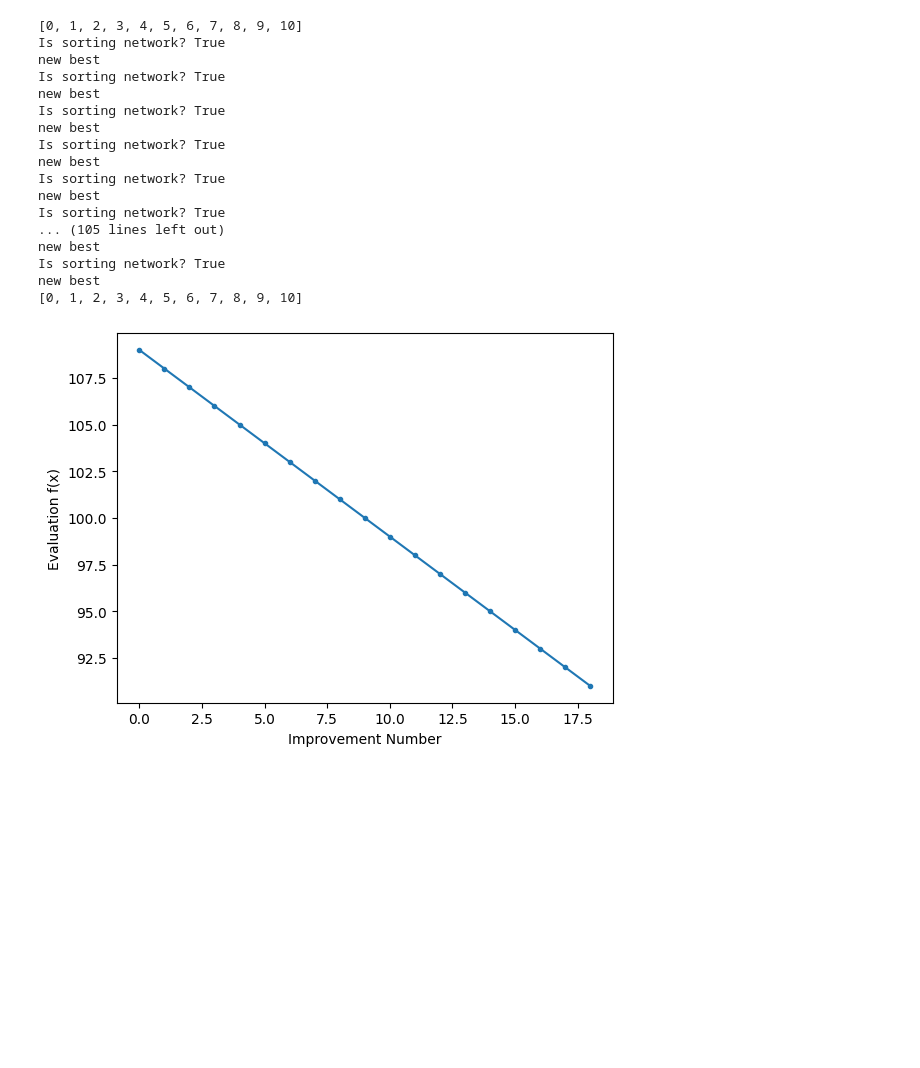
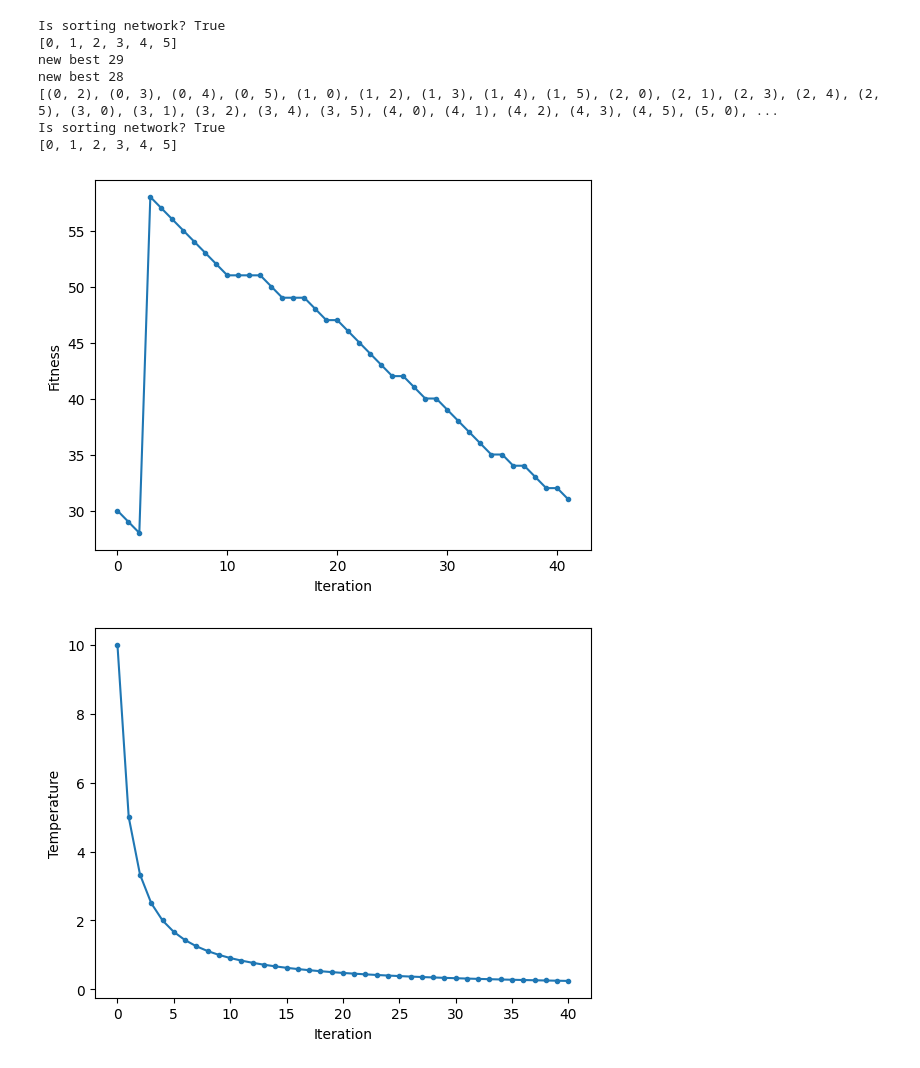
Before and after one commit to AlesKas/SchoolFIT, a Jupyter notebook: EVO/proj/main.ipynb, the cells around one changed output. Drawn from its saved outputs; the diff is of its cells as text; code cells hidden in the pictures; blank space fills up the shorter version.

```diff
--- a/EVO/proj/main.ipynb
+++ b/EVO/proj/main.ipynb
@@ -72,29 +99,38 @@ network = SortingNetwork(arr)
-# %%
-arr = network.sort(None)
-print(arr)
-best, score, scores = network.simulated_annealing(100, 10)
-print(network.sort(best))
-
-pyplot.plot(scores, '.-')
-pyplot.xlabel('Improvement Number')
-pyplot.ylabel('Evaluation f(x)')
-pyplot.show()
-# %% [output]
-[0, 1, 2, 3, 4, 5, 6, 7, 8, 9, 10]
-Is sorting network? True
-new best
-Is sorting network? True
-new best
-Is sorting network? True
-new best
-Is sorting network? True
-new best
-Is sorting network? True
-new best
-Is sorting network? True
-... (105 lines left out)
-new best
-Is sorting network? True
-new best
-[0, 1, 2, 3, 4, 5, 6, 7, 8, 9, 10]
-[figure, removed]
+# %%
+arr = [5,4,3,2,1,0]
+network = SortingNetwork(arr)
+print(f"Is sorting network? {network.is_sorting_network(network.comparators)}")
+
+arr = network.sort(None)
+print(arr)
+best, score, scores, temps, best_scores = network.simulated_annealing(1000, 10, 0.3)
+print(best)
+print(f"Is sorting network? {network.is_sorting_network(best)}")
+print(network.sort(best))
+
+pyplot.plot(scores, '.-')
+pyplot.xlabel('Iteration')
+pyplot.ylabel('Fitness')
+pyplot.show()
+
+pyplot.figure()
+pyplot.plot(temps, '.-')
+pyplot.xlabel('Iteration')
+pyplot.ylabel('Temperature')
+pyplot.show()
+
+pyplot.figure()
+pyplot.plot(best_scores, '.-')
+pyplot.xlabel('Iteration')
+pyplot.ylabel('Best fitness')
+pyplot.show()
+# %% [output]
+Is sorting network? True
+[0, 1, 2, 3, 4, 5]
+new best 29
+new best 28
+[(0, 2), (0, 3), (0, 4), (0, 5), (1, 0), (1, 2), (1, 3), (1, 4), (1, 5), (2, 0), (2, 1), (2, 3), (2, 4), (2, 5), (3, 0), (3, 1), (3, 2), (3, 4), (3, 5), (4, 0), (4, 1), (4, 2), (4, 3), (4, 5), (5, 0), ...
+Is sorting network? True
+[0, 1, 2, 3, 4, 5]
+[figure, added]
+[figure, added]
```
Also changed, not shown: parts of 3 cells of this notebook, 2 other files.
